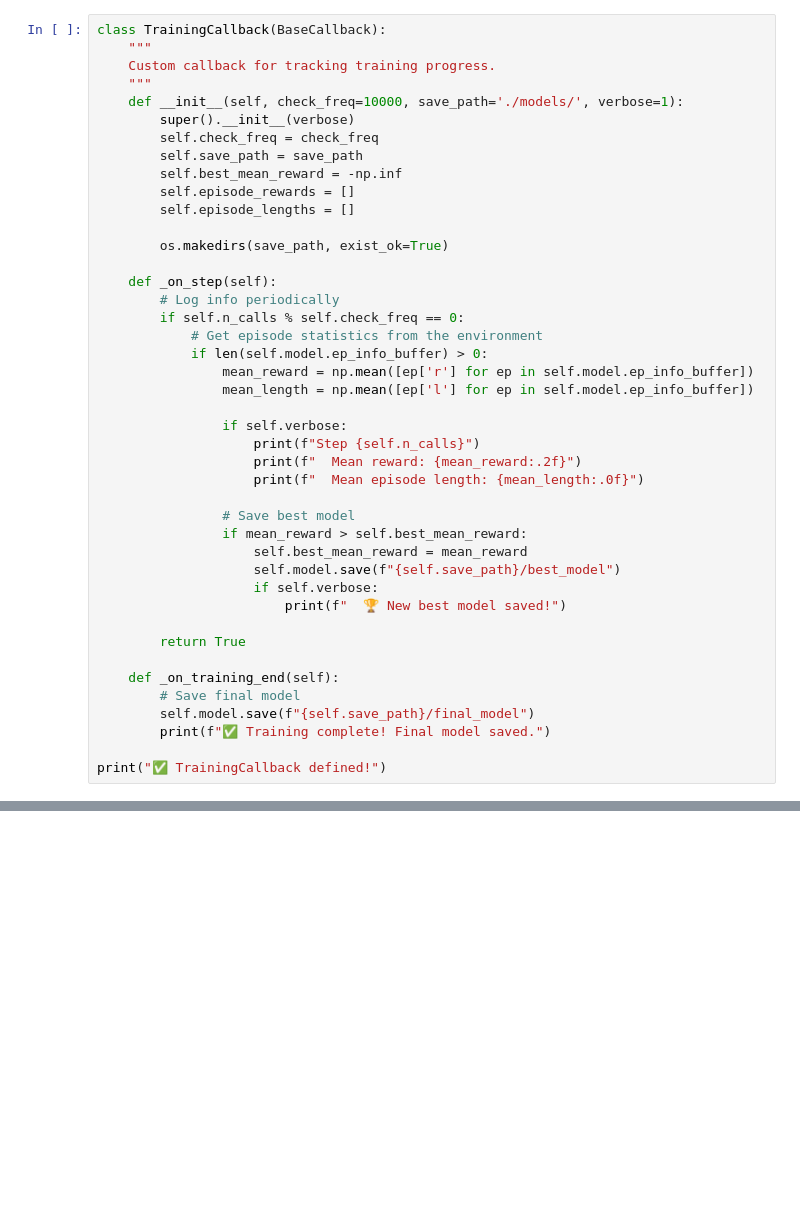
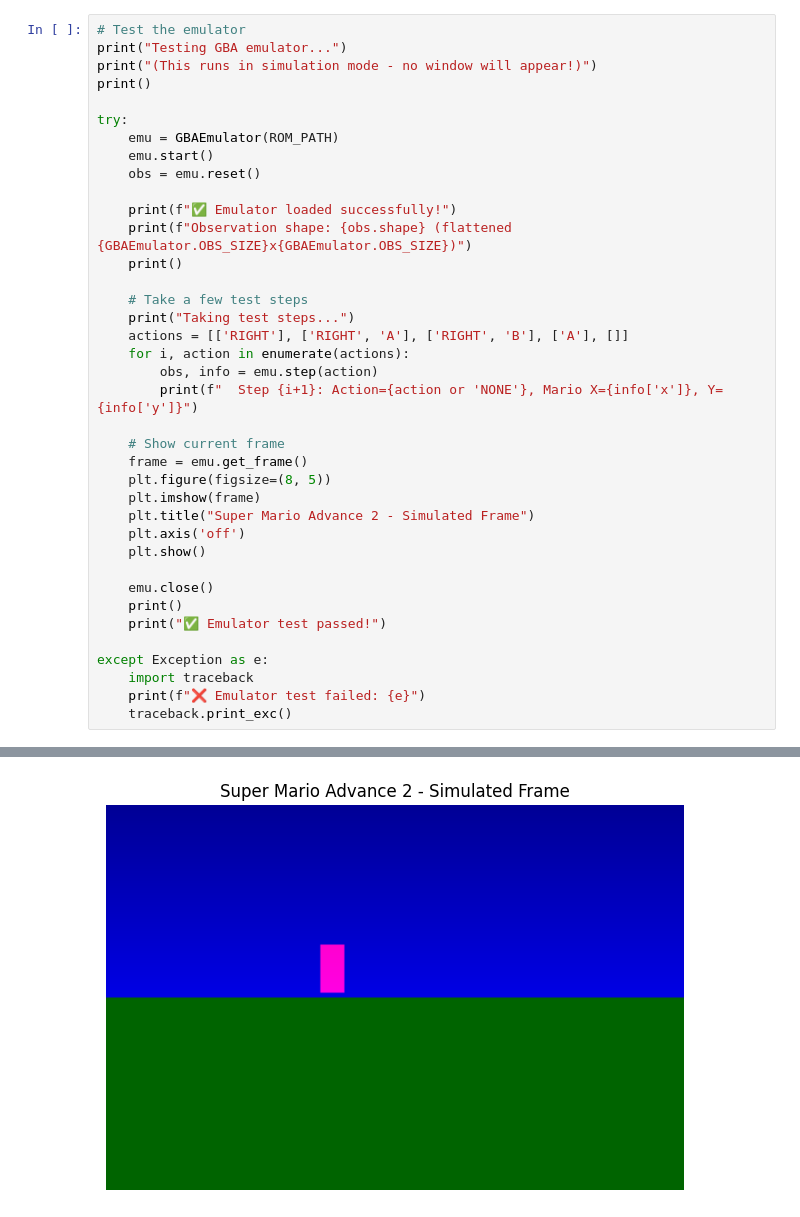
Before and after one commit to kasparpg/reinforced-super-mario, a Jupyter notebook: main.ipynb, the cells around one changed output, grey strips where cells are left out. Saved outputs shown, nothing was run; the diff lists cells and outputs as text; blank space fills up the shorter version.

```diff
--- a/main.ipynb
+++ b/main.ipynb
@@ -492,44 +290,39 @@ Custom callback to track training progress and save best models.
 # %%
-class TrainingCallback(BaseCallback):
-    """
-    Custom callback for tracking training progress.
-    """
-    def __init__(self, check_freq=10000, save_path='./models/', verbose=1):
-        super().__init__(verbose)
-        self.check_freq = check_freq
-        self.save_path = save_path
-        self.best_mean_reward = -np.inf
-        self.episode_rewards = []
-        self.episode_lengths = []
+# Test the emulator
+print("Testing GBA emulator...")
+print("(This runs in simulation mode - no window will appear!)")
+print()
 
-        os.makedirs(save_path, exist_ok=True)
+try:
+    emu = GBAEmulator(ROM_PATH)
+    emu.start()
+    obs = emu.reset()
 
-    def _on_step(self):
-        # Log info periodically
-        if self.n_calls % self.check_freq == 0:
-            # Get episode statistics from the environment
-            if len(self.model.ep_info_buffer) > 0:
-                mean_reward = np.mean([ep['r'] for ep in self.model.ep_info_buffer])
-                mean_length = np.mean([ep['l'] for ep in self.model.ep_info_buffer])
+    print(f"✅ Emulator loaded successfully!")
+    print(f"Observation shape: {obs.shape} (flattened {GBAEmulator.OBS_SIZE}x{GBAEmulator.OBS_SIZE})")
+    print()
 
-                if self.verbose:
-                    print(f"Step {self.n_calls}")
-                    print(f"  Mean reward: {mean_reward:.2f}")
-                    print(f"  Mean episode length: {mean_length:.0f}")
+    # Take a few test steps
+    print("Taking test steps...")
+    actions = [['RIGHT'], ['RIGHT', 'A'], ['RIGHT', 'B'], ['A'], []]
+    for i, action in enumerate(actions):
+        obs, info = emu.step(action)
+        print(f"  Step {i+1}: Action={action or 'NONE'}, Mario X={info['x']}, Y={info['y']}")
 
-                # Save best model
-                if mean_reward > self.best_mean_reward:
-                    self.best_mean_reward = mean_reward
-                    self.model.save(f"{self.save_path}/best_model")
-                    if self.verbose:
-                        print(f"  🏆 New best model saved!")
+    # Show current frame
+    frame = emu.get_frame()
+    plt.figure(figsize=(8, 5))
+    plt.imshow(frame)
+    plt.title("Super Mario Advance 2 - Simulated Frame")
+    plt.axis('off')
+    plt.show()
 
-        return True
+    emu.close()
+    print()
+    print("✅ Emulator test passed!")
 
-    def _on_training_end(self):
-        # Save final model
-        self.model.save(f"{self.save_path}/final_model")
-        print(f"✅ Training complete! Final model saved.")
-
-print("✅ TrainingCallback defined!")
+except Exception as e:
+    import traceback
+    print(f"❌ Emulator test failed: {e}")
+    traceback.print_exc()
 # %% [output]
@@ -536,0 +343 @@ print("✅ TrainingCallback defined!")
+[figure, added]
```
Also changed, not shown: parts of 32 cells of this notebook, 10 other files.
